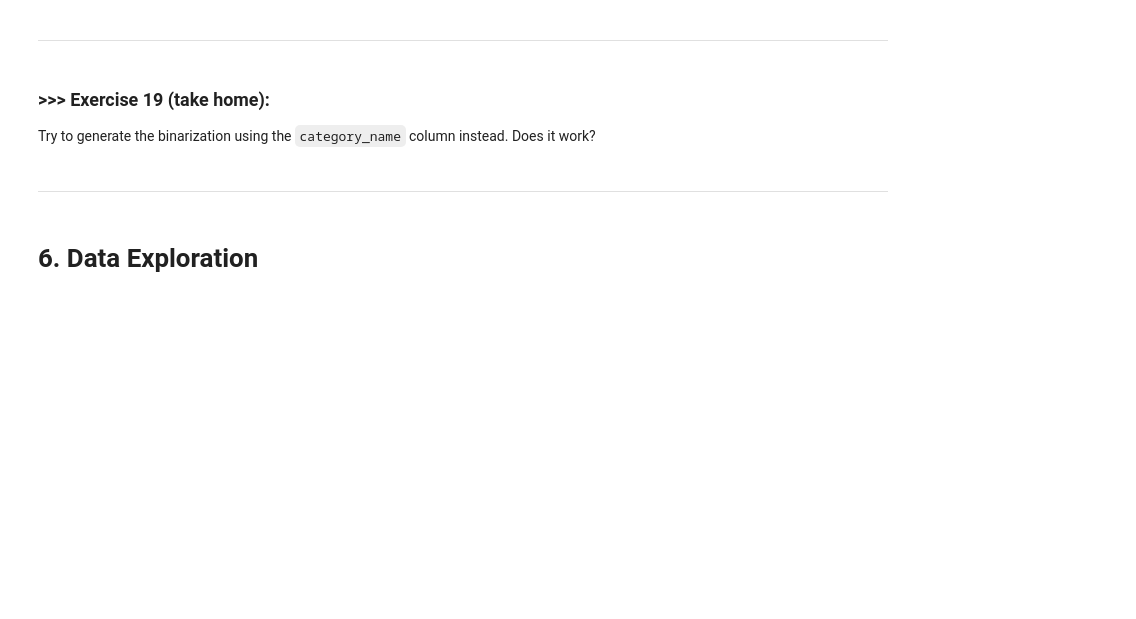
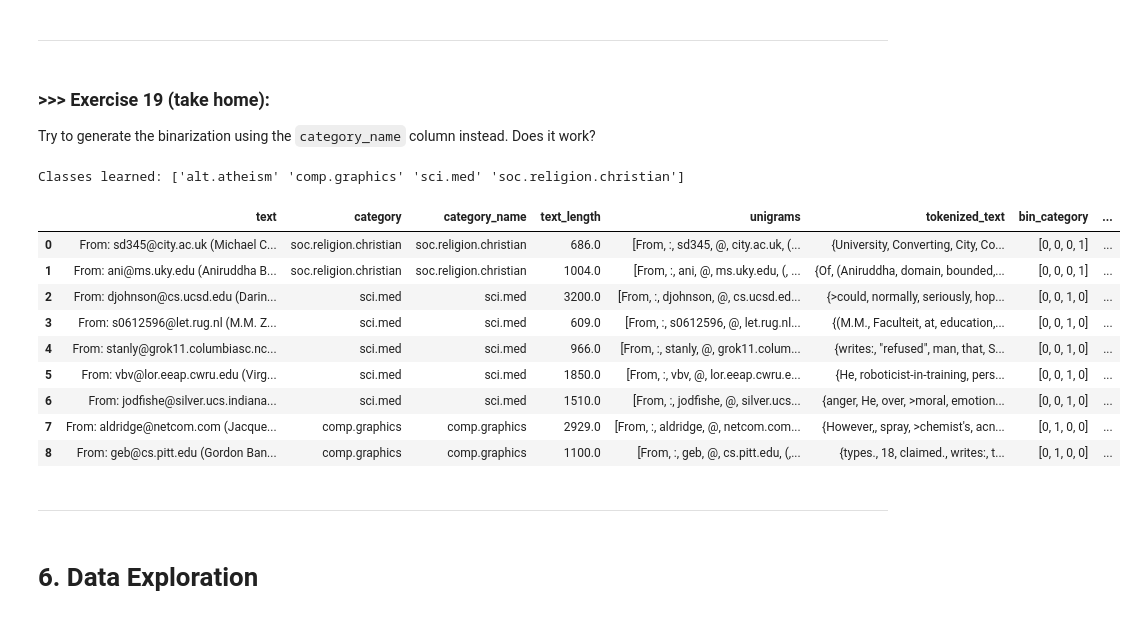
Before and after one commit to weiiii/DM2025-Lab1-Exercise, a Jupyter notebook: DM2025-Lab1-Master.ipynb, the cells around one changed output. Cells and saved outputs as stored; diff of their text form; code cells hidden in the pictures; blank space fills up the shorter version.

```diff
--- a/DM2025-Lab1-Master.ipynb
+++ b/DM2025-Lab1-Master.ipynb
@@ -2338,3 +2503,37 @@ Try to generate the binarization using the `category_name` column instead. Does
+# %%
+# Answer here
+from sklearn import preprocessing
+import pandas as pd
+
+# === 使用 category_name 進行 binarization ===
+mlb = preprocessing.LabelBinarizer()
+mlb.fit(X['category_name'])  #
+
+# 轉換成 0/1 向量
+X['bin_category_name'] = mlb.transform(X['category_name']).tolist()
+
+# 顯示類別順序
+print("Classes learned:", mlb.classes_)
+
+# 顯示前 9 筆資料（教材中的 X[0:9]）
+X[0:9]
+
+
+'''
+結果一樣
+'''
+# %% [output]
+Classes learned: ['alt.atheism' 'comp.graphics' 'sci.med' 'soc.religion.christian']
+|  | text | category | category_name | text_length | unigrams | tokenized_text | bin_category | ... |
+| 0 | From: sd345@city.ac.uk (Michael C... | soc.religion.christian | soc.religion.christian | 686.0 | [From, :, sd345, @, city.ac.uk, (... | {University, Converting, City, Co... | [0, 0, 0, 1] | ... |
+| 1 | From: ani@ms.uky.edu (Aniruddha B... | soc.religion.christian | soc.religion.christian | 1004.0 | [From, :, ani, @, ms.uky.edu, (, ... | {Of, (Aniruddha, domain, bounded,... | [0, 0, 0, 1] | ... |
+| 2 | From: djohnson@cs.ucsd.edu (Darin... | sci.med | sci.med | 3200.0 | [From, :, djohnson, @, cs.ucsd.ed... | {>could, normally, seriously, hop... | [0, 0, 1, 0] | ... |
+| 3 | From: s0612596@let.rug.nl (M.M. Z... | sci.med | sci.med | 609.0 | [From, :, s0612596, @, let.rug.nl... | {(M.M., Faculteit, at, education,... | [0, 0, 1, 0] | ... |
+| 4 | From: stanly@grok11.columbiasc.nc... | sci.med | sci.med | 966.0 | [From, :, stanly, @, grok11.colum... | {writes:, "refused", man, that, S... | [0, 0, 1, 0] | ... |
+| 5 | From: vbv@lor.eeap.cwru.edu (Virg... | sci.med | sci.med | 1850.0 | [From, :, vbv, @, lor.eeap.cwru.e... | {He, roboticist-in-training, pers... | [0, 0, 1, 0] | ... |
+| 6 | From: jodfishe@silver.ucs.indiana... | sci.med | sci.med | 1510.0 | [From, :, jodfishe, @, silver.ucs... | {anger, He, over, >moral, emotion... | [0, 0, 1, 0] | ... |
+| 7 | From: aldridge@netcom.com (Jacque... | comp.graphics | comp.graphics | 2929.0 | [From, :, aldridge, @, netcom.com... | {However,, spray, >chemist's, acn... | [0, 1, 0, 0] | ... |
+| 8 | From: geb@cs.pitt.edu (Gordon Ban... | comp.graphics | comp.graphics | 1100.0 | [From, :, geb, @, cs.pitt.edu, (,... | {types., 18, claimed., writes:, t... | [0, 1, 0, 0] | ... |
 # %% [markdown]
 ---
 # %% [markdown]
```
Also changed, not shown: parts of 52 cells of this notebook, 1 other file.
